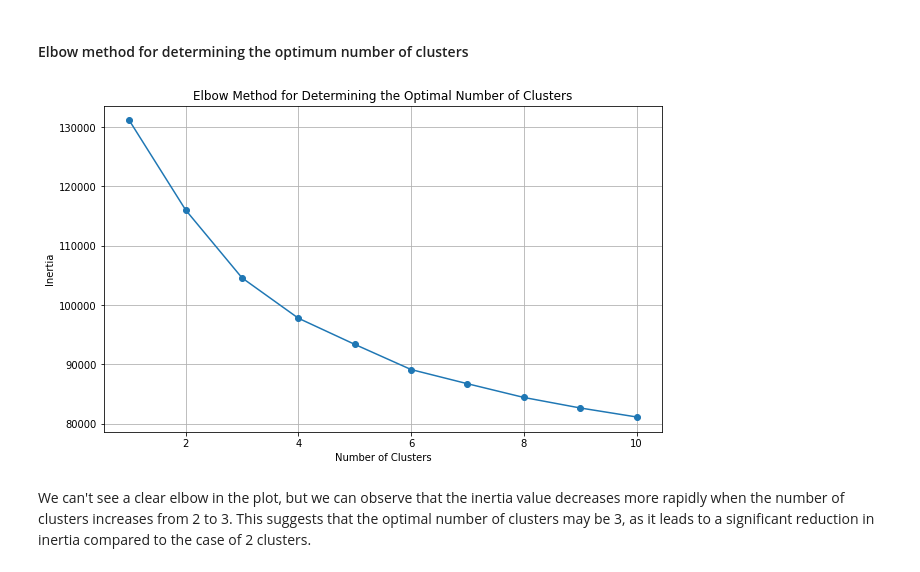
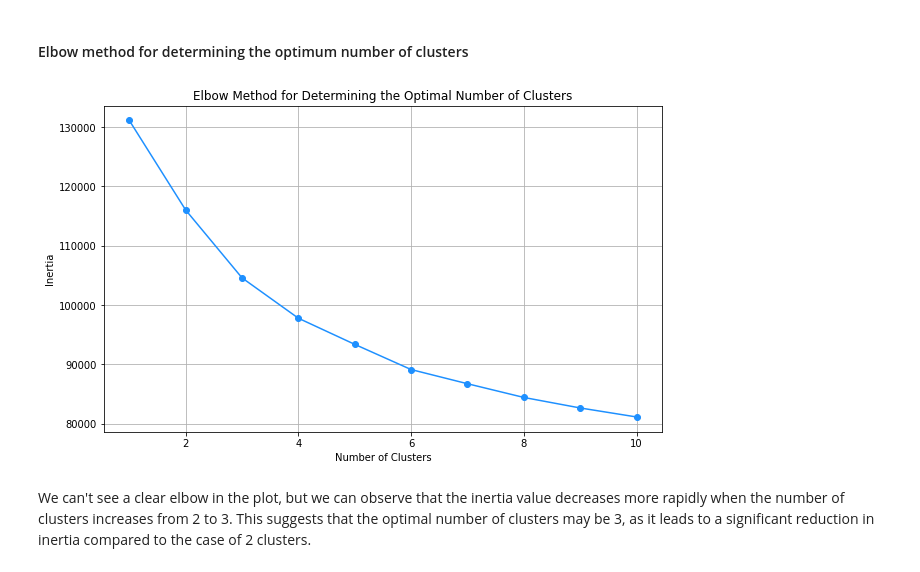
Before and after one commit to YessineMkaouar/Practical-Machine-Learning, a Jupyter notebook: temp.ipynb, the cells around one changed output. Saved outputs shown, nothing was run; the diff lists cells and outputs as text; code cells hidden in the pictures.

```diff
--- a/temp.ipynb
+++ b/temp.ipynb
@@ -350,22 +350,22 @@ Since we are dealing with 3 labels, so we will set k=3 for the K-means clusterin
 # %%
 inertias = []
 k_range = range(1, 11)
 
 for k in k_range:
     kmeans = KMeans(n_clusters=k, random_state=42)
     kmeans.fit(x2)
     inertias.append(kmeans.inertia_)
 
 # Plot the inertia curve as a function of the number of clusters
 plt.figure(figsize=(10, 6))
-plt.plot(k_range, inertias, marker='o')
+plt.plot(k_range, inertias, marker='o', color='dodgerblue')
 plt.title("Elbow Method for Determining the Optimal Number of Clusters")
 plt.xlabel("Number of Clusters")
 plt.ylabel("Inertia")
 plt.grid(True)
 plt.show()
 # %% [output]
-[figure, old version]
+[figure, new version]
 # %% [markdown]
 We can't see a clear elbow in the plot, but we can observe that the inertia value decreases more rapidly when the number of clusters increases from 2 to 3. This suggests that the optimal number of clusters may be 3, as it leads to a significant reduction in inertia compared to the case of 2 clusters.
 # %% [markdown]
```
Also changed, not shown: parts of 7 cells of this notebook.
